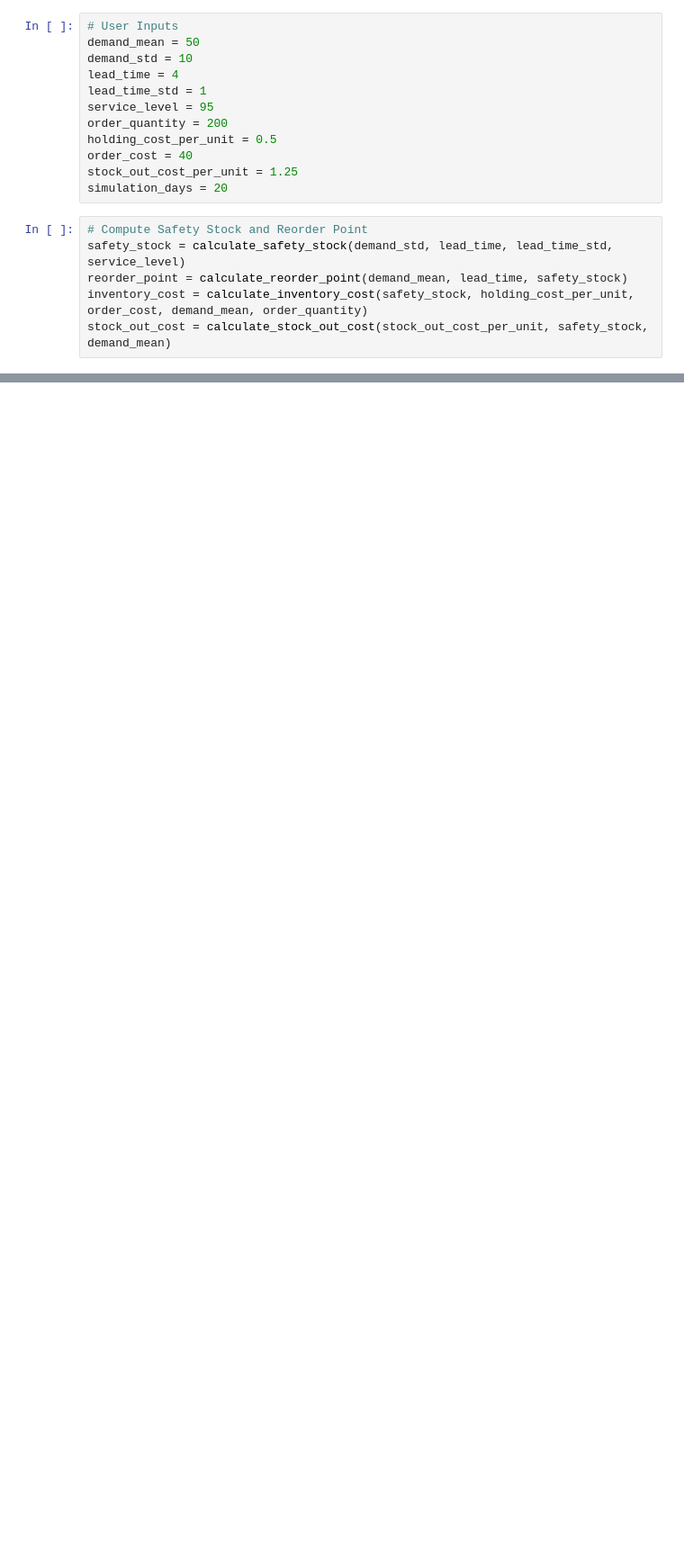
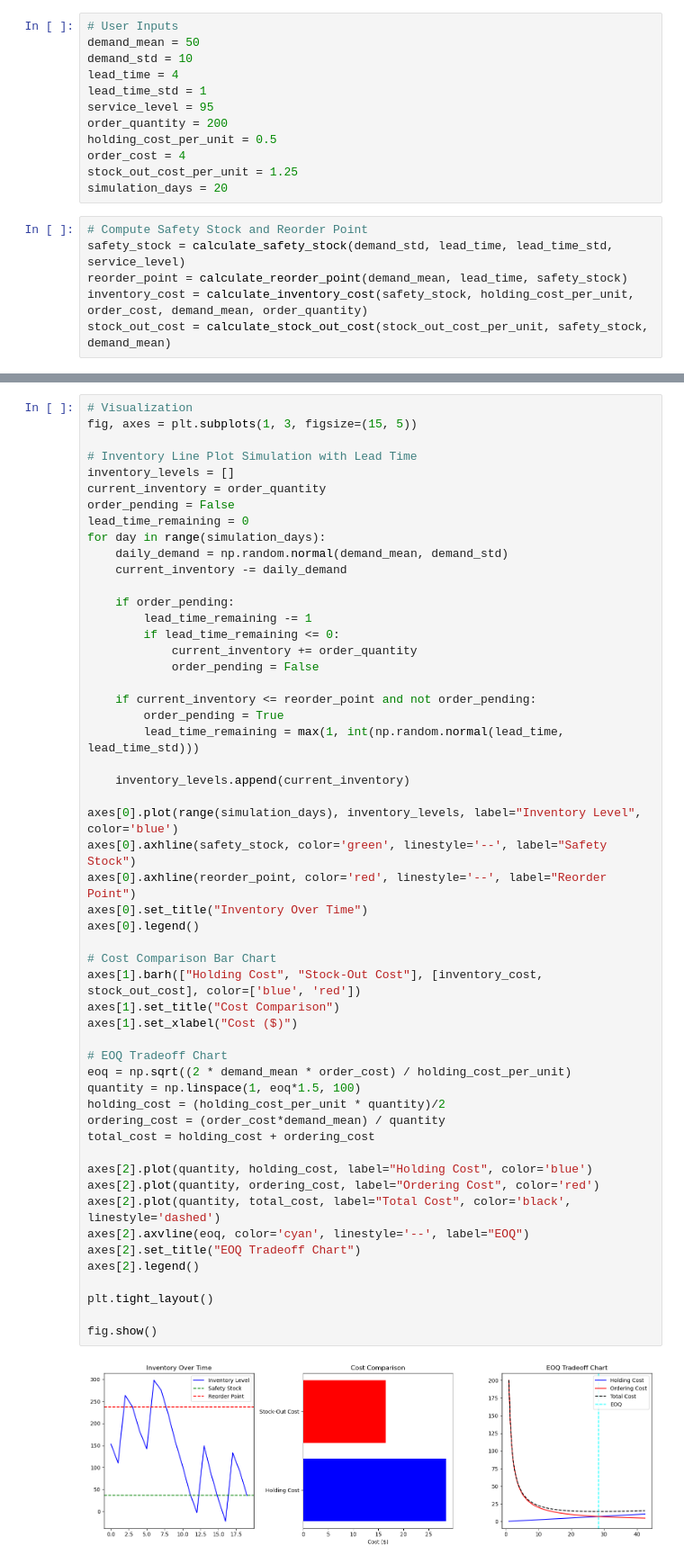
Before and after one commit to yay4john/Inventory-Optimization, a Jupyter notebook: Notebooks/SEIO with Costs.ipynb, the cells around one changed output, grey strips where cells are left out. Shown: that part at 90% size. Drawn from its saved outputs; the diff is of its cells as text; blank space fills up the shorter version.

```diff
--- a/Notebooks/SEIO with Costs.ipynb
+++ b/Notebooks/SEIO with Costs.ipynb
@@ -33,7 +33,7 @@ lead_time_std = 1
 service_level = 95
 order_quantity = 200
 holding_cost_per_unit = 0.5
-order_cost = 40
+order_cost = 4
 stock_out_cost_per_unit = 1.25
 simulation_days = 20
 # %%
@@ -105,0 +45,55 @@ fig.show()
+# %%
+# Visualization
+fig, axes = plt.subplots(1, 3, figsize=(15, 5))
+
+# Inventory Line Plot Simulation with Lead Time
+inventory_levels = []
+current_inventory = order_quantity
+order_pending = False
+lead_time_remaining = 0
+for day in range(simulation_days):
+    daily_demand = np.random.normal(demand_mean, demand_std)
+    current_inventory -= daily_demand
+
+    if order_pending:
+        lead_time_remaining -= 1
+        if lead_time_remaining <= 0:
+            current_inventory += order_quantity
+            order_pending = False
+
+    if current_inventory <= reorder_point and not order_pending:
+        order_pending = True
+        lead_time_remaining = max(1, int(np.random.normal(lead_time, lead_time_std)))
+
+    inventory_levels.append(current_inventory)
+
+axes[0].plot(range(simulation_days), inventory_levels, label="Inventory Level", color='blue')
+axes[0].axhline(safety_stock, color='green', linestyle='--', label="Safety Stock")
+axes[0].axhline(reorder_point, color='red', linestyle='--', label="Reorder Point")
+axes[0].set_title("Inventory Over Time")
+axes[0].legend()
+
+# Cost Comparison Bar Chart
+axes[1].barh(["Holding Cost", "Stock-Out Cost"], [inventory_cost, stock_out_cost], color=['blue', 'red'])
+axes[1].set_title("Cost Comparison")
+axes[1].set_xlabel("Cost ($)")
+
+# EOQ Tradeoff Chart
+eoq = np.sqrt((2 * demand_mean * order_cost) / holding_cost_per_unit)
+quantity = np.linspace(1, eoq*1.5, 100)
+holding_cost = (holding_cost_per_unit * quantity)/2
+ordering_cost = (order_cost*demand_mean) / quantity
+total_cost = holding_cost + ordering_cost
+
+axes[2].plot(quantity, holding_cost, label="Holding Cost", color='blue')
+axes[2].plot(quantity, ordering_cost, label="Ordering Cost", color='red')
+axes[2].plot(quantity, total_cost, label="Total Cost", color='black', linestyle='dashed')
+axes[2].axvline(eoq, color='cyan', linestyle='--', label="EOQ")
+axes[2].set_title("EOQ Tradeoff Chart")
+axes[2].legend()
+
+plt.tight_layout()
+
+fig.show()
+# %% [output]
+[figure, added]
```
Also changed, not shown: parts of 1 cell of this notebook, 1 other file.
